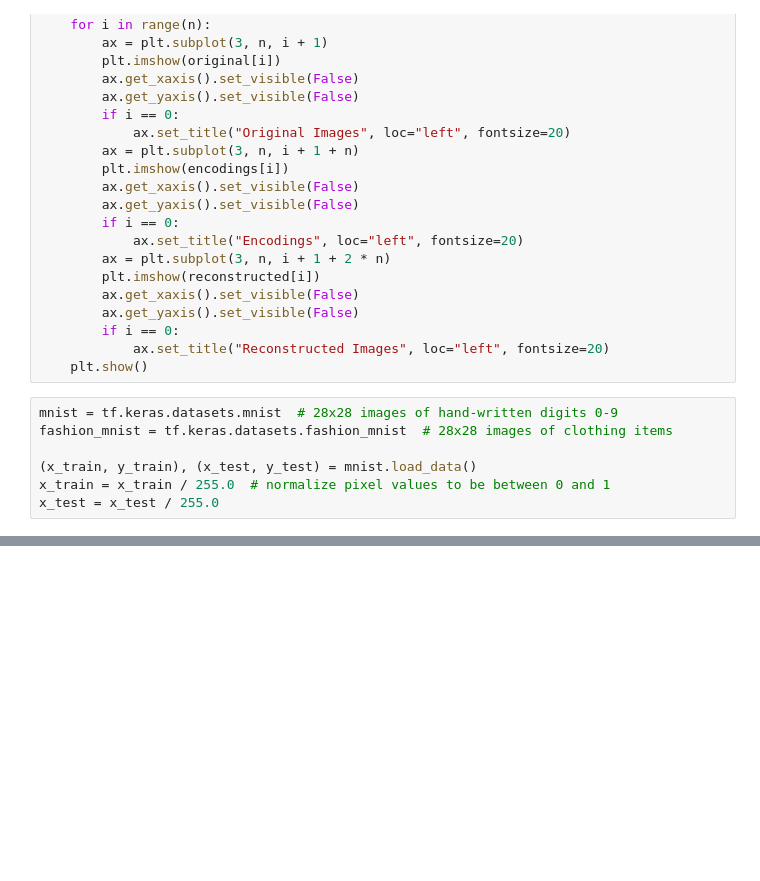
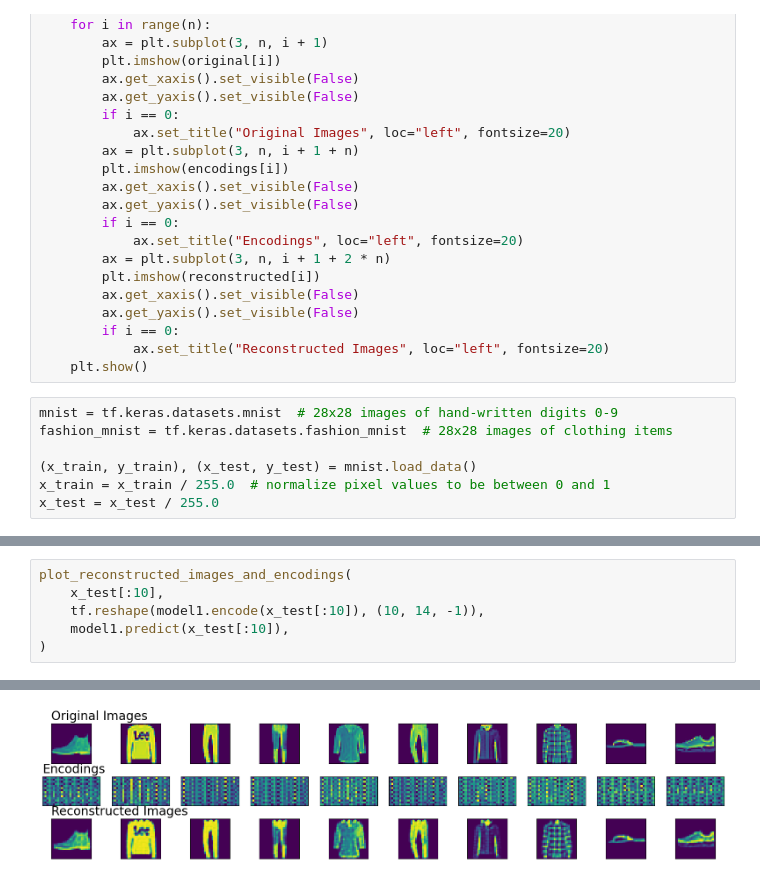
Before and after one commit to Ahmed-Rushdi/GAN_refresher, a Jupyter notebook: ae_refresher.ipynb, the cells around one changed output, grey strips where cells are left out. Drawn from its saved outputs; the diff is of its cells as text; blank space fills up the shorter version.

```diff
--- a/ae_refresher.ipynb
+++ b/ae_refresher.ipynb
@@ -169,0 +194,7 @@ plot_reconstructed_images_and_encodings(
+# %%
+plot_reconstructed_images_and_encodings(
+    x_test[:10],
+    tf.reshape(model1.encode(x_test[:10]), (10, 14, -1)),
+    model1.predict(x_test[:10]),
+)
+# %% [output]
@@ -169,0 +202 @@ plot_reconstructed_images_and_encodings(
+[figure, added]
```
Also changed, not shown: parts of 9 cells of this notebook.
